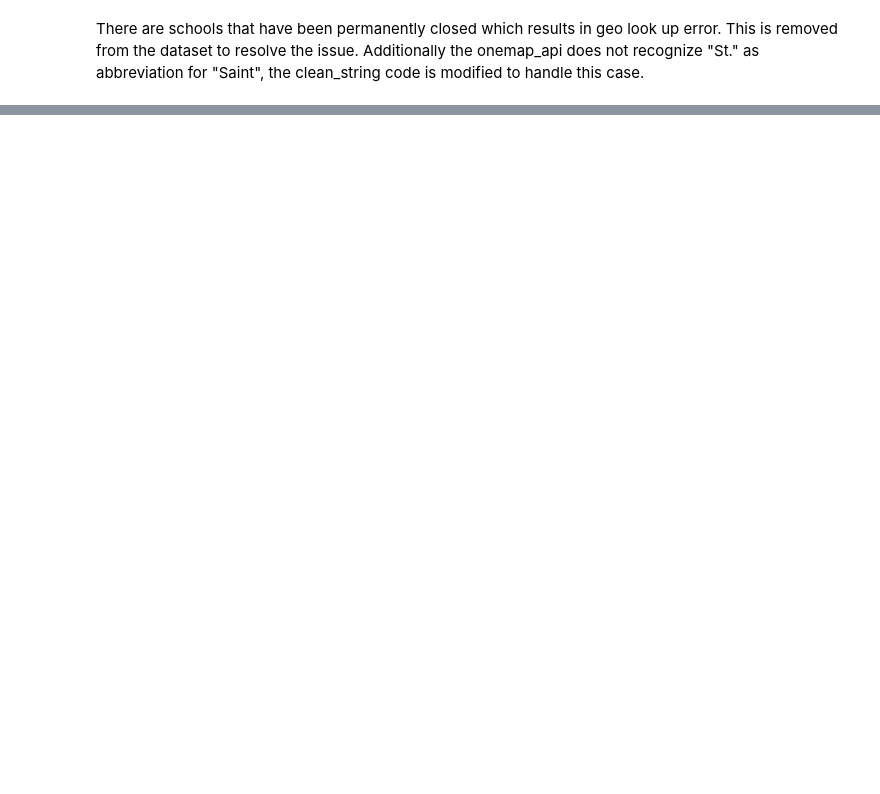
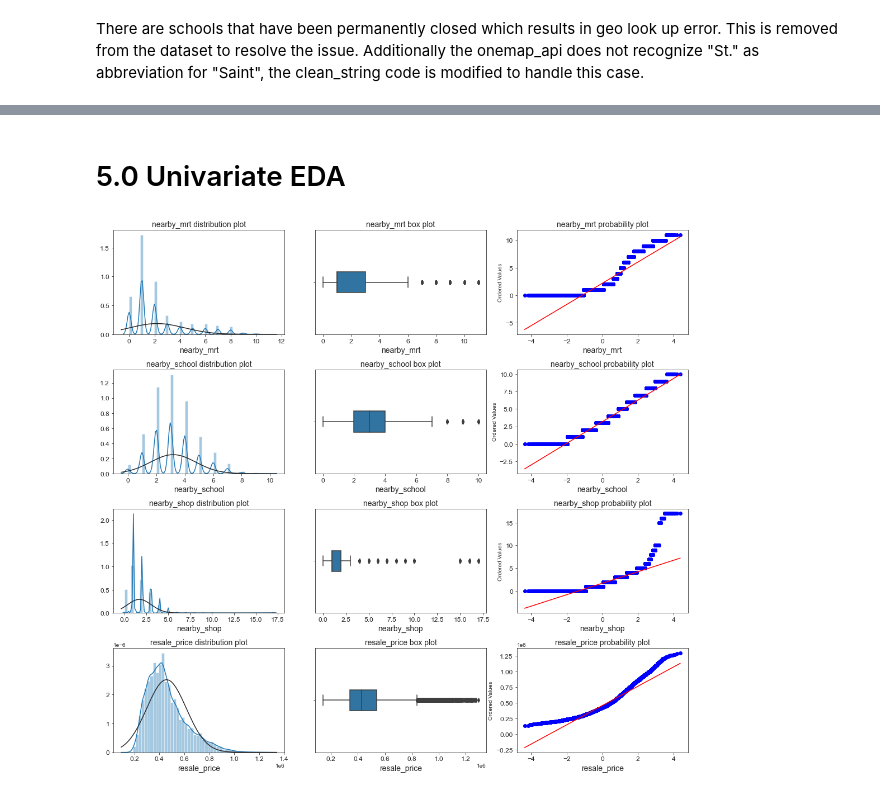
Before and after one commit to ElangSetiawan/sg-hdb-resale, a Jupyter notebook: notebooks/Elang-SG-HDB-Resale-EDA.ipynb, the cells around one changed output, grey strips where cells are left out. Drawn from its saved outputs; the diff is of its cells as text; code cells hidden in the pictures; blank space fills up the shorter version.

```diff
--- a/notebooks/Elang-SG-HDB-Resale-EDA.ipynb
+++ b/notebooks/Elang-SG-HDB-Resale-EDA.ipynb
@@ -506,0 +654,5 @@ df_price.head(-3)
+# %%
+# New column 'sale_date' as datetime.
+
+df_price = make_features(df_price)
+df_price.head(-3)
@@ -637,0 +812,7 @@ print(distance.distance(wellington, salamanca).km)
+# %%
+df_copy = df_info.copy()
+print(f'Processing {len(df_info)} rows.')
+
+nearby = get_nearby(verbose=True, maxrows=len(df_info), max_km = 1.0, mrt=df_mrt_lrt, school=df_school, shop=df_shopping)
+df_info = nearby.fit_transform(df_info)
+df_info.head(len(df_info))
@@ -637,0 +871,12 @@ print(distance.distance(wellington, salamanca).km)
+# %%
+# Populate the geo data for the df_price dataset of HDB resale prices
+print(f'Processing {len(df_price)} rows.')
+
+df_price['address'] = df_price['block'] + ' ' + df_price['street_name']
+print(df_price.shape) #Expect 113506 rows
+
+df_copy = df_price.copy()
+df_geo = df_info[['address','latitude','longitude','postcode','mailing_address','district','point',
+                  'nearby_mrt','nearby_school','nearby_shop']]
+df_copy = df_copy.merge(df_geo, how='left', on='address')
+print(df_copy.shape)
@@ -637,0 +907,8 @@ print(distance.distance(wellington, salamanca).km)
+# %%
+df_price = df_copy
+# %% [markdown]
+# 5.0 Univariate EDA
+# %%
+dist_plots(df_price, ['resale_price','nearby_mrt','nearby_school','nearby_shop'])
+# %% [output]
+[figure, added]
```
Also changed, not shown: parts of 47 cells of this notebook, 12 other files.
